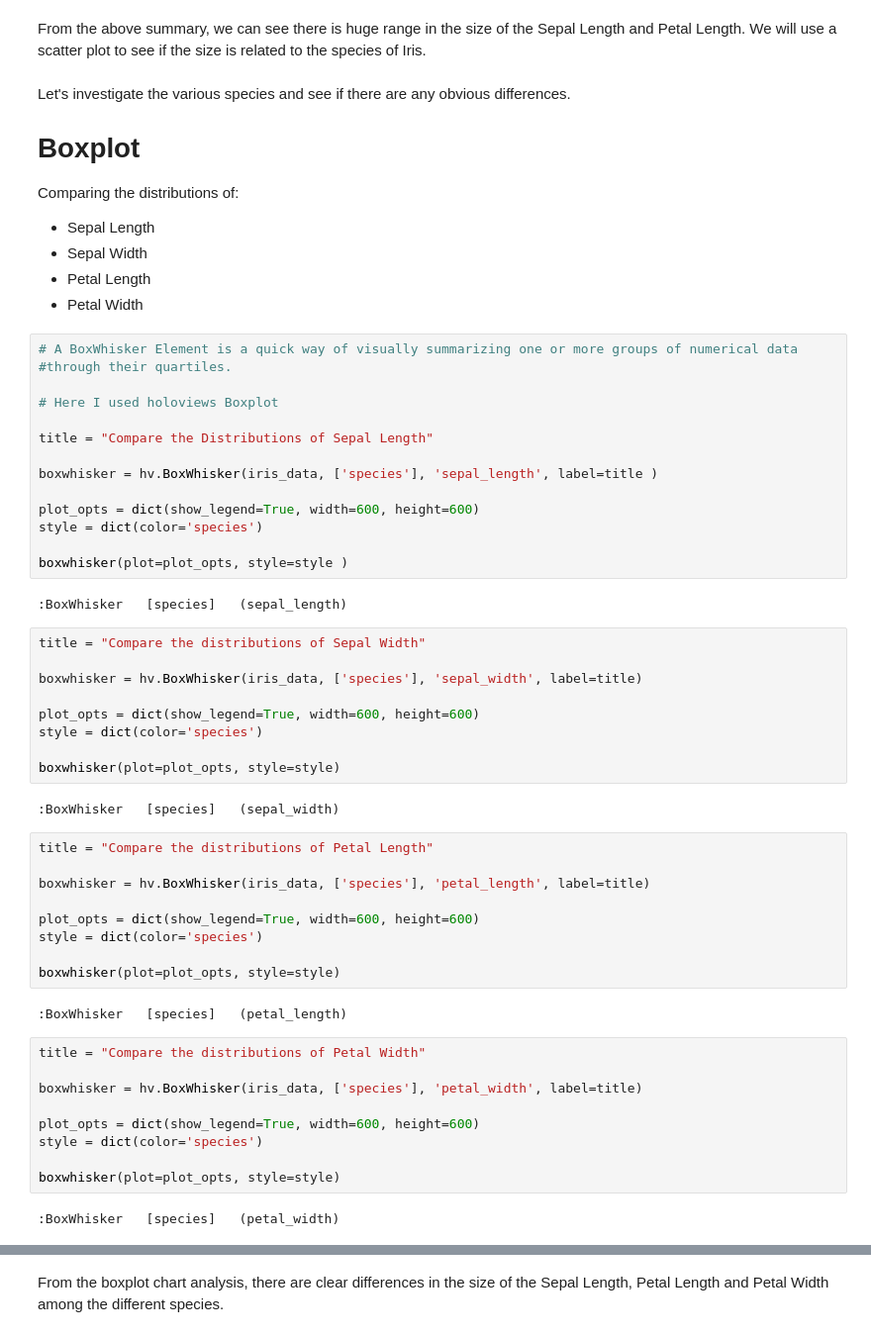
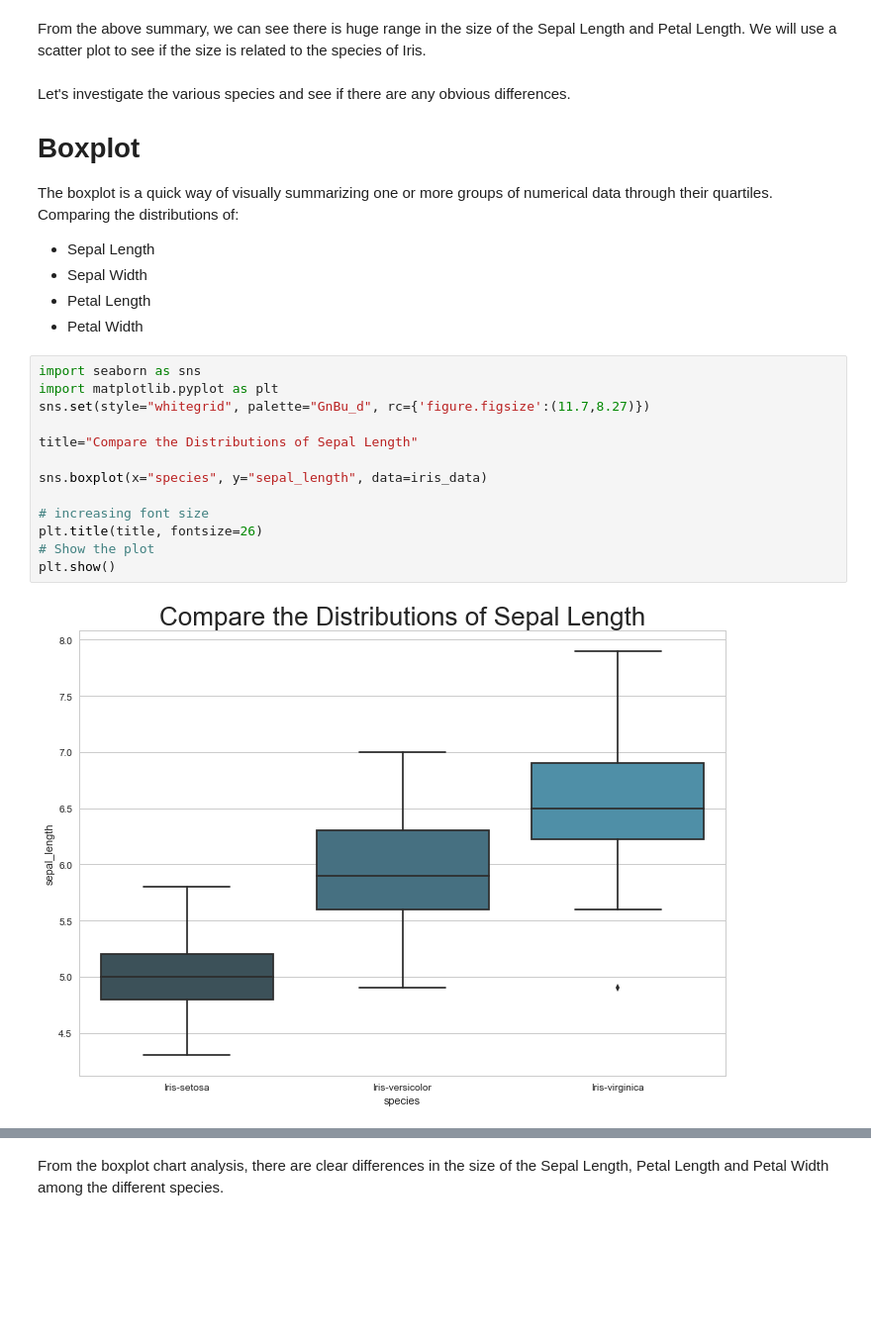
Before and after one commit to RitRa/Project2018-iris, a Jupyter notebook: Project+2018+-+Fishers+Iris+data+set+analysis.ipynb, the cells around one changed output, grey strips where cells are left out. Shown at 99% size. Cells and saved outputs as stored; diff of their text form; blank space fills up the shorter version.

```diff
--- a/Project+2018+-+Fishers+Iris+data+set+analysis.ipynb
+++ b/Project+2018+-+Fishers+Iris+data+set+analysis.ipynb
@@ -155,57 +155,24 @@ From the above summary, we can see there is  huge range in the size of the Sepal
 Let's investigate the various species and see if there are any obvious differences.
 
 # Boxplot
+The boxplot is a quick way of visually summarizing one or more groups of numerical data through their quartiles.
 Comparing the distributions of:
 - Sepal Length
 - Sepal Width
 - Petal Length
 - Petal Width
-# %%
-# A BoxWhisker Element is a quick way of visually summarizing one or more groups of numerical data
-#through their quartiles.
-
-# Here I used holoviews Boxplot
-
-title = "Compare the Distributions of Sepal Length"
-
-boxwhisker = hv.BoxWhisker(iris_data, ['species'], 'sepal_length', label=title )
-
-plot_opts = dict(show_legend=True, width=600, height=600)
-style = dict(color='species')
-
-boxwhisker(plot=plot_opts, style=style )
-# %% [output]
-:BoxWhisker   [species]   (sepal_length)
-# %%
-title = "Compare the distributions of Sepal Width"
-
-boxwhisker = hv.BoxWhisker(iris_data, ['species'], 'sepal_width', label=title)
-
-plot_opts = dict(show_legend=True, width=600, height=600)
-style = dict(color='species')
-
-boxwhisker(plot=plot_opts, style=style)
-# %% [output]
-:BoxWhisker   [species]   (sepal_width)
-# %%
-title = "Compare the distributions of Petal Length"
-
-boxwhisker = hv.BoxWhisker(iris_data, ['species'], 'petal_length', label=title)
-
-plot_opts = dict(show_legend=True, width=600, height=600)
-style = dict(color='species')
-
-boxwhisker(plot=plot_opts, style=style)
-# %% [output]
-:BoxWhisker   [species]   (petal_length)
-# %%
-title = "Compare the distributions of Petal Width"
-
-boxwhisker = hv.BoxWhisker(iris_data, ['species'], 'petal_width', label=title)
-
-plot_opts = dict(show_legend=True, width=600, height=600)
-style = dict(color='species')
-
-boxwhisker(plot=plot_opts, style=style)
-# %% [output]
-:BoxWhisker   [species]   (petal_width)
+# %%
+import seaborn as sns
+import matplotlib.pyplot as plt
+sns.set(style="whitegrid", palette="GnBu_d", rc={'figure.figsize':(11.7,8.27)})
+
+title="Compare the Distributions of Sepal Length"
+
+sns.boxplot(x="species", y="sepal_length", data=iris_data)
+
+# increasing font size
+plt.title(title, fontsize=26)
+# Show the plot
+plt.show()
+# %% [output]
+[figure, added]
```
Also changed, not shown: parts of 8 cells of this notebook, 1 other file.
